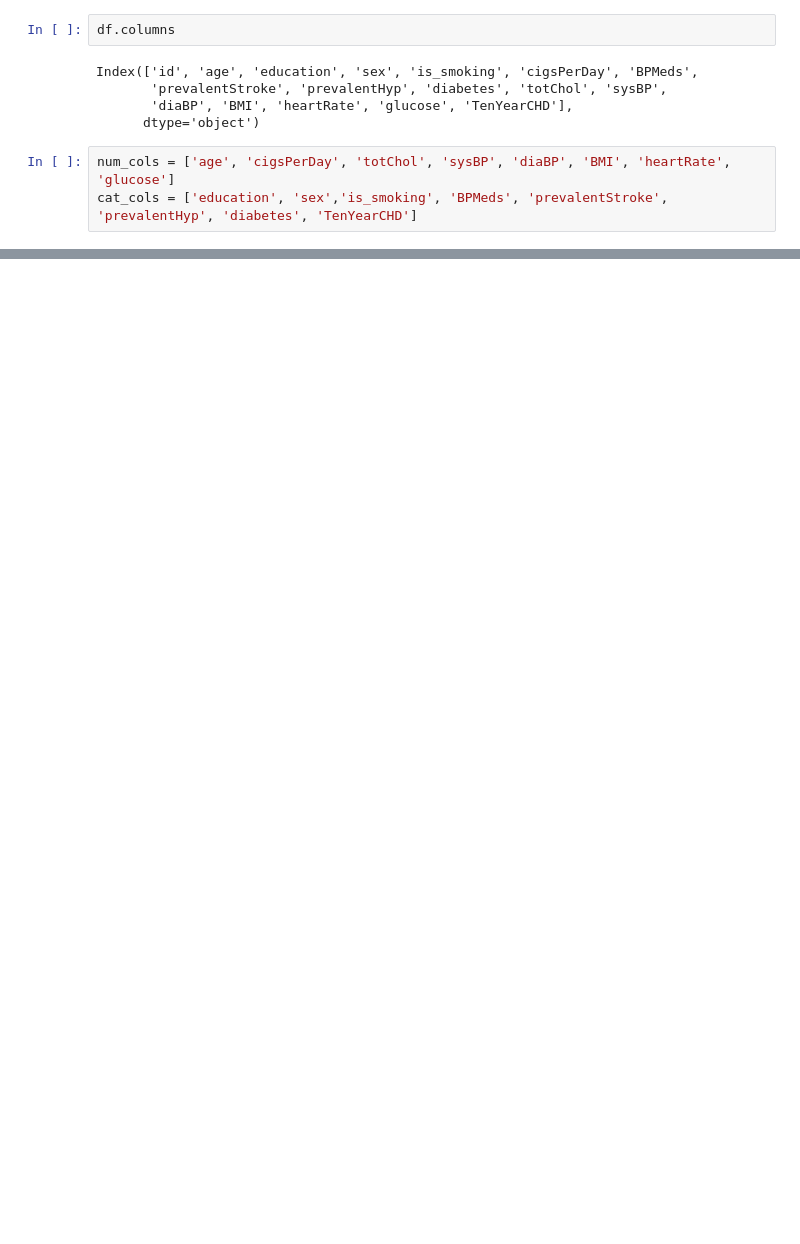
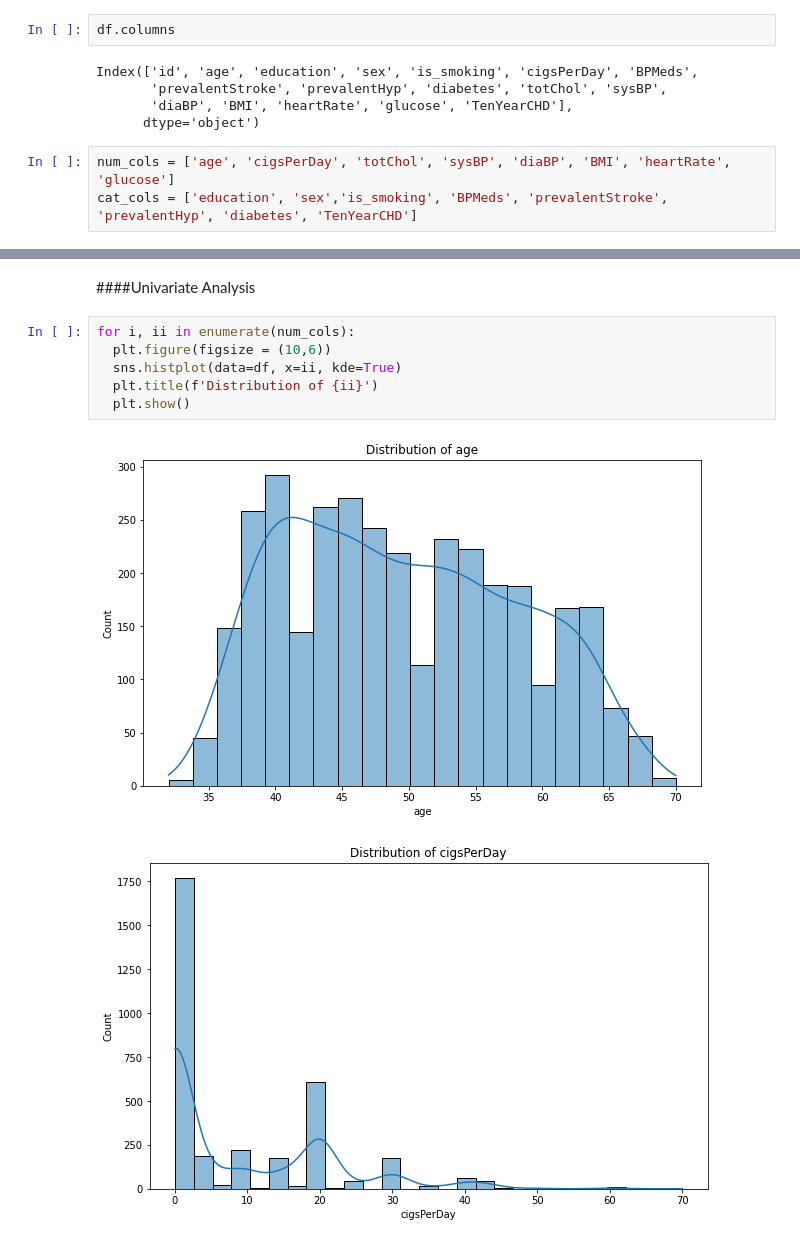
Before and after one commit to estoymukundjha/Cardiovascular-Risk-Pediction, a Jupyter notebook: Risk_Pridiction_2.ipynb, the cells around one changed output, grey strips where cells are left out. Cells and saved outputs as stored; diff of their text form; blank space fills up the shorter version.

```diff
--- a/Risk_Pridiction_2.ipynb
+++ b/Risk_Pridiction_2.ipynb
@@ -152,0 +175,11 @@ cat_cols = ['education', 'sex','is_smoking', 'BPMeds', 'prevalentStroke', 'preva
+# %% [markdown]
+####Univariate Analysis
+# %%
+for i, ii in enumerate(num_cols):
+  plt.figure(figsize = (10,6))
+  sns.histplot(data=df, x=ii, kde=True)
+  plt.title(f'Distribution of {ii}')
+  plt.show()
+# %% [output]
+[figure, added]
+[figure, added]
```
Also changed, not shown: parts of 44 cells of this notebook.
